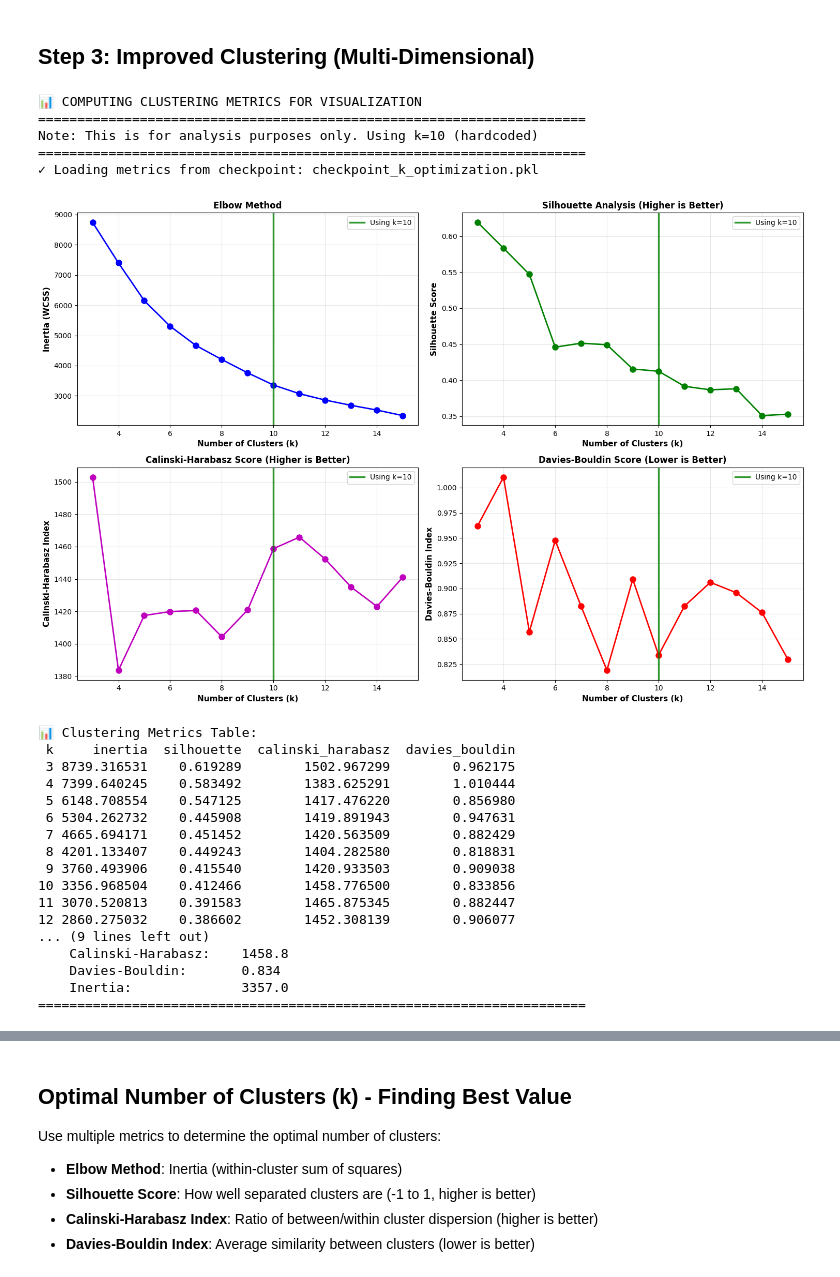
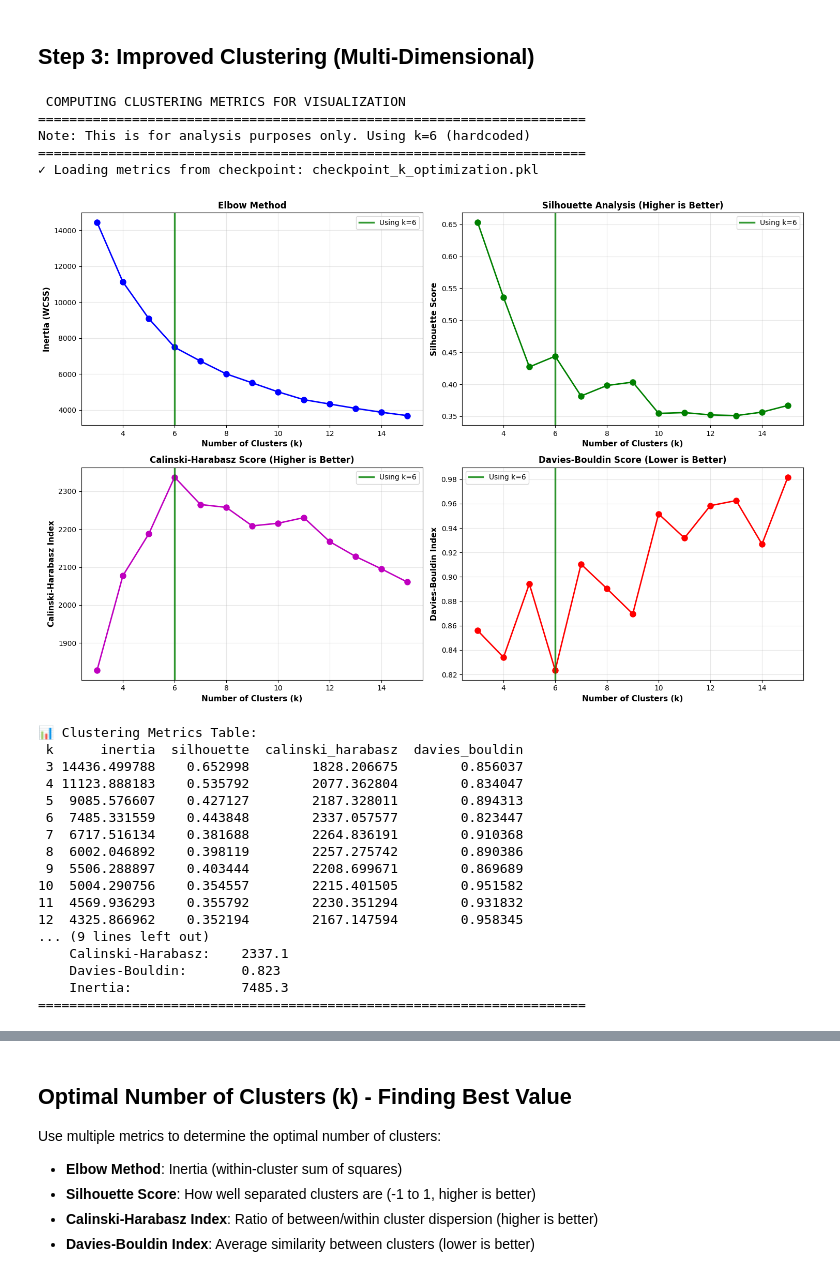
Before and after one commit to Runis13/CDE, a Jupyter notebook: b+c/NN_B+C.ipynb, the cells around one changed output, grey strips where cells are left out. Cells and saved outputs as stored; diff of their text form; code cells hidden in the pictures.

```diff
--- a/b+c/NN_B+C.ipynb
+++ b/b+c/NN_B+C.ipynb
@@ -74,7 +77,7 @@ Libraries loaded
 # Assuming df_lifecycle is available
 # If not, load and preprocess:
 
-df = pd.read_csv("sales_data_up_to_2025_04_23.csv")
+df = pd.read_csv("../sales_data_up_to_2025_04_23.csv")
 df['created_at'] = pd.to_datetime(df['created_at'])
 df['day'] = df['created_at'].dt.date
 last_sales_date = df['day'].max()
@@ -83,7 +86,7 @@ df = df[df['day'] < last_month]
 df = df[["day", "sku", "qty_ordered"]]
 df_grouped = df.groupby(["day", "sku"]).agg({"qty_ordered": "sum"}).reset_index()
 
-active_skus = pd.read_csv("always_active_skus.csv")
+active_skus = pd.read_csv("../always_active_skus.csv")
 remaining_skus = df_grouped[df_grouped['sku'].isin(active_skus['sku'])]
 
 min_sales_days = 31
@@ -109,5 +112,5 @@ df_lifecycle = df_lifecycle.merge(sku_start_dates, on='sku', how='left')
 df_lifecycle = df_lifecycle[df_lifecycle['day'] >= df_lifecycle['first_sale_date']]
 df_lifecycle = df_lifecycle.drop(columns=['first_sale_date']).sort_values(by=['sku', 'day'])
 
-print("Data loaded: {len(df_lifecycle)} rows, {df_lifecycle['sku'].nunique()} SKUs")
+print(f"Data loaded: {len(df_lifecycle)} rows, {df_lifecycle['sku'].nunique()} SKUs")
 # %% [output]
@@ -378,7 +387,7 @@ def find_optimal_clusters(df_data, k_range=range(3, 16), sample_size=None):
         'davies_bouldin': []
     }
 
-    print("\nTesting k from {min(k_range)} to {max(k_range)}...")
+    print(f"\nTesting k from {min(k_range)} to {max(k_range)}...")
     for k in tqdm(k_range, desc="Testing k values"):
         kmeans = KMeans(n_clusters=k, random_state=42, n_init=20)
         labels = kmeans.fit_predict(X_scaled)
@@ -396,19 +405,19 @@ def find_optimal_clusters(df_data, k_range=range(3, 16), sample_size=None):
     return df_results
 
 # ============================================================================
-# Compute clustering metrics for visualization (k is hardcoded to 8)
+# Compute clustering metrics for visualization
 # ============================================================================
-CHOSEN_K = 10
+CHOSEN_K = 6
 
-print("\n📊 COMPUTING CLUSTERING METRICS FOR VISUALIZATION")
+print("\n COMPUTING CLUSTERING METRICS FOR VISUALIZATION")
 print("=" * 70)
-print("Note: This is for analysis purposes only. Using k={CHOSEN_K} (hardcoded)")
+print(f"Note: This is for analysis purposes only. Using k={CHOSEN_K} (hardcoded)")
 print("=" * 70)
 
 # Check for k-optimization checkpoint
 k_checkpoint_file = 'checkpoint_k_optimization.pkl'
 if os.path.exists(k_checkpoint_file):
-    print("✓ Loading metrics from checkpoint: {k_checkpoint_file}")
+    print(f"✓ Loading metrics from checkpoint: {k_checkpoint_file}")
     with open(k_checkpoint_file, 'rb') as f:
         k_checkpoint = pickle.load(f)
         k_results = k_checkpoint['results']
@@ -421,7 +430,7 @@ else:
     )
 
     # Save checkpoint
-    print("\n💾 Saving metrics checkpoint: {k_checkpoint_file}")
+    print(f"\n Saving metrics checkpoint: {k_checkpoint_file}")
     with open(k_checkpoint_file, 'wb') as f:
         pickle.dump({
             'results': k_results
@@ -457,58 +466,58 @@ axes[1, 0].grid(True, alpha=0.3)
 axes[1, 0].axvline(x=CHOSEN_K, color='green', linestyle='-', linewidth=2.5, alpha=0.8, label=f'Using k={CHOSEN_K}')
 axes[1, 0].legend()
 
 # Davies-Bouldin
 axes[1, 1].plot(k_results['k'], k_results['davies_bouldin'], 'ro-', linewidth=2, markersize=8)
 axes[1, 1].set_xlabel('Number of Clusters (k)', fontsize=11, fontweight='bold')
 axes[1, 1].set_ylabel('Davies-Bouldin Index', fontsize=11, fontweight='bold')
 axes[1, 1].set_title('Davies-Bouldin Score (Lower is Better)', fontsize=12, fontweight='bold')
 axes[1, 1].grid(True, alpha=0.3)
 axes[1, 1].axvline(x=CHOSEN_K, color='green', linestyle='-', linewidth=2.5, alpha=0.8, label=f'Using k={CHOSEN_K}')
 axes[1, 1].legend()
 
 plt.tight_layout()
 plt.show()
 
 # Display metrics table
 print("\n📊 Clustering Metrics Table:")
 print(k_results.to_string(index=False))
 
 # Use k hardcoded
 
 print("\n" + "="*70)
-print("  🎯 USING k = {CHOSEN_K} (Hardcoded)")
+print(f"   USING k = {CHOSEN_K} (Hardcoded)")
 print("="*70)
-print("  Metrics at k={CHOSEN_K}:")
+print(f"  Metrics at k={CHOSEN_K}:")
 k8_metrics = k_results[k_results['k'] == CHOSEN_K]
 if len(k8_metrics) > 0:
-    print("    Silhouette Score:     {k8_metrics['silhouette'].values[0]:.3f}")
-    print("    Calinski-Harabasz:    {k8_metrics['calinski_harabasz'].values[0]:.1f}")
-    print("    Davies-Bouldin:       {k8_metrics['davies_bouldin'].values[0]:.3f}")
-    print("    Inertia:              {k8_metrics['inertia'].values[0]:.1f}")
+    print(f"    Silhouette Score:     {k8_metrics['silhouette'].values[0]:.3f}")
+    print(f"    Calinski-Harabasz:    {k8_metrics['calinski_harabasz'].values[0]:.1f}")
+    print(f"    Davies-Bouldin:       {k8_metrics['davies_bouldin'].values[0]:.3f}")
+    print(f"    Inertia:              {k8_metrics['inertia'].values[0]:.1f}")
 print("="*70)
 # %% [output]
-📊 COMPUTING CLUSTERING METRICS FOR VISUALIZATION
+ COMPUTING CLUSTERING METRICS FOR VISUALIZATION
 ======================================================================
-Note: This is for analysis purposes only. Using k=10 (hardcoded)
+Note: This is for analysis purposes only. Using k=6 (hardcoded)
 ======================================================================
 ✓ Loading metrics from checkpoint: checkpoint_k_optimization.pkl
-[figure, old version]
+[figure, new version]
 📊 Clustering Metrics Table:
- k     inertia  silhouette  calinski_harabasz  davies_bouldin
- 3 8739.316531    0.619289        1502.967299        0.962175
- 4 7399.640245    0.583492        1383.625291        1.010444
- 5 6148.708554    0.547125        1417.476220        0.856980
- 6 5304.262732    0.445908        1419.891943        0.947631
- 7 4665.694171    0.451452        1420.563509        0.882429
- 8 4201.133407    0.449243        1404.282580        0.818831
- 9 3760.493906    0.415540        1420.933503        0.909038
-10 3356.968504    0.412466        1458.776500        0.833856
-11 3070.520813    0.391583        1465.875345        0.882447
-12 2860.275032    0.386602        1452.308139        0.906077
+ k      inertia  silhouette  calinski_harabasz  davies_bouldin
+ 3 14436.499788    0.652998        1828.206675        0.856037
+ 4 11123.888183    0.535792        2077.362804        0.834047
+ 5  9085.576607    0.427127        2187.328011        0.894313
+ 6  7485.331559    0.443848        2337.057577        0.823447
+ 7  6717.516134    0.381688        2264.836191        0.910368
+ 8  6002.046892    0.398119        2257.275742        0.890386
+ 9  5506.288897    0.403444        2208.699671        0.869689
+10  5004.290756    0.354557        2215.401505        0.951582
+11  4569.936293    0.355792        2230.351294        0.931832
+12  4325.866962    0.352194        2167.147594        0.958345
 ... (9 lines left out)
-    Calinski-Harabasz:    1458.8
-    Davies-Bouldin:       0.834
-    Inertia:              3357.0
+    Calinski-Harabasz:    2337.1
+    Davies-Bouldin:       0.823
+    Inertia:              7485.3
 ======================================================================
 # %%
 def create_smart_clusters(df_data, n_clusters=8):
```
Also changed, not shown: parts of 16 cells of this notebook, 7 other files.
